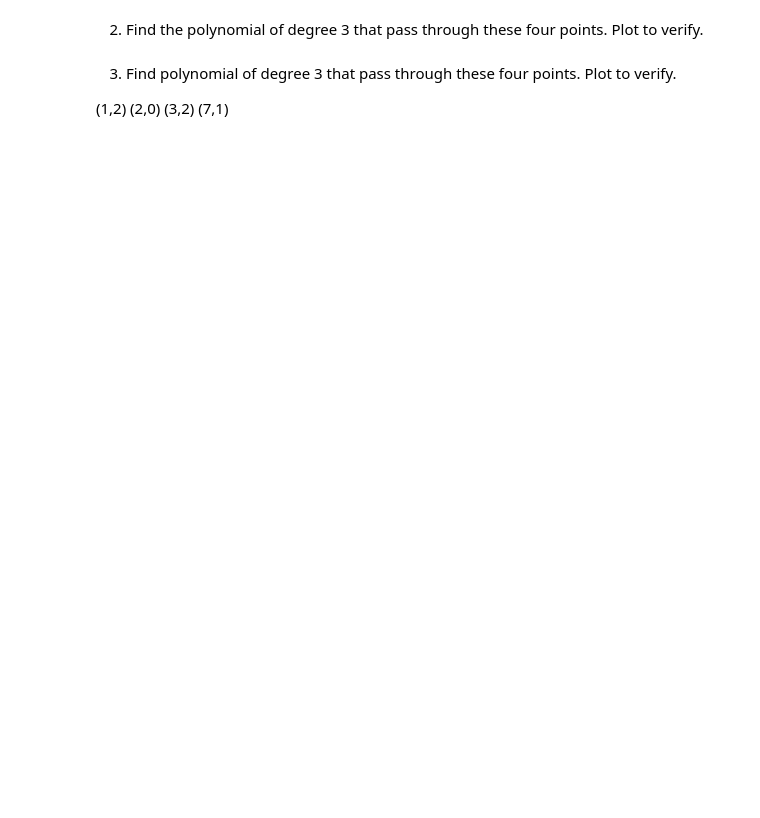
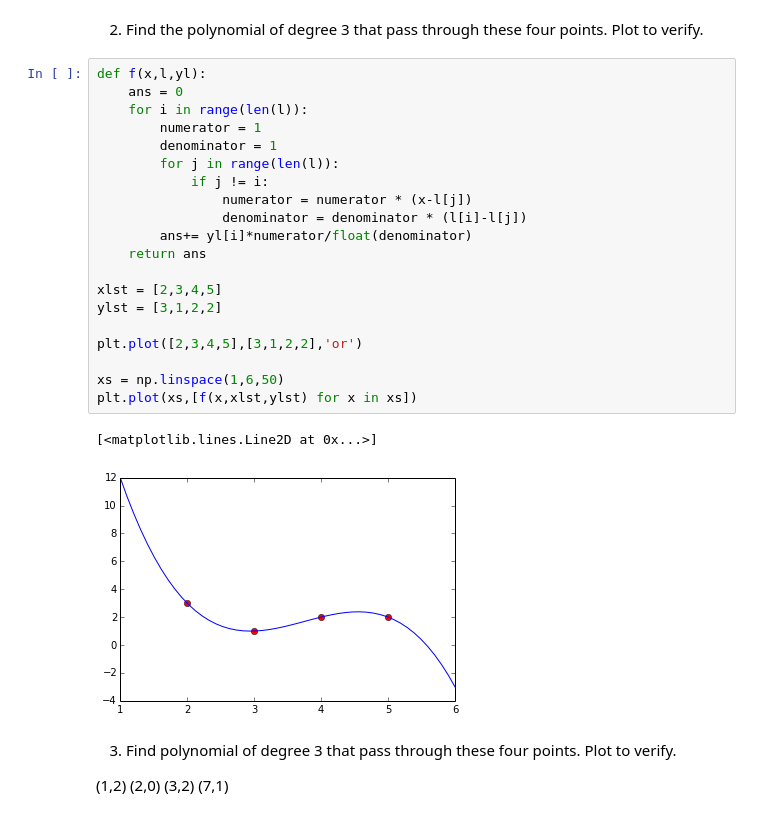
Before and after one commit to chananyu2539/Num_meth, a Jupyter notebook: Week4/04 Interpolation and Integration.ipynb, the cells around one changed output. Drawn from its saved outputs; the diff is of its cells as text; blank space fills up the shorter version.

```diff
--- a/Week4/04 Interpolation and Integration.ipynb
+++ b/Week4/04 Interpolation and Integration.ipynb
@@ -10,5 +15,28 @@ from matplotlib import pyplot as plt
 # %% [markdown]
 2) Find the polynomial of degree 3 that pass through these four points. Plot to verify.
+# %%
+def f(x,l,yl):
+    ans = 0
+    for i in range(len(l)):
+        numerator = 1
+        denominator = 1
+        for j in range(len(l)):
+            if j != i:
+                numerator = numerator * (x-l[j])
+                denominator = denominator * (l[i]-l[j])
+        ans+= yl[i]*numerator/float(denominator)
+    return ans
+
+xlst = [2,3,4,5]
+ylst = [3,1,2,2]
+
+plt.plot([2,3,4,5],[3,1,2,2],'or')
+
+xs = np.linspace(1,6,50)
+plt.plot(xs,[f(x,xlst,ylst) for x in xs])
+# %% [output]
+[<matplotlib.lines.Line2D at 0x...>]
+[figure, added]
 # %% [markdown]
 3) Find polynomial of degree 3 that pass through these four points. Plot to verify.
 
```
Also changed, not shown: parts of 13 cells of this notebook.
